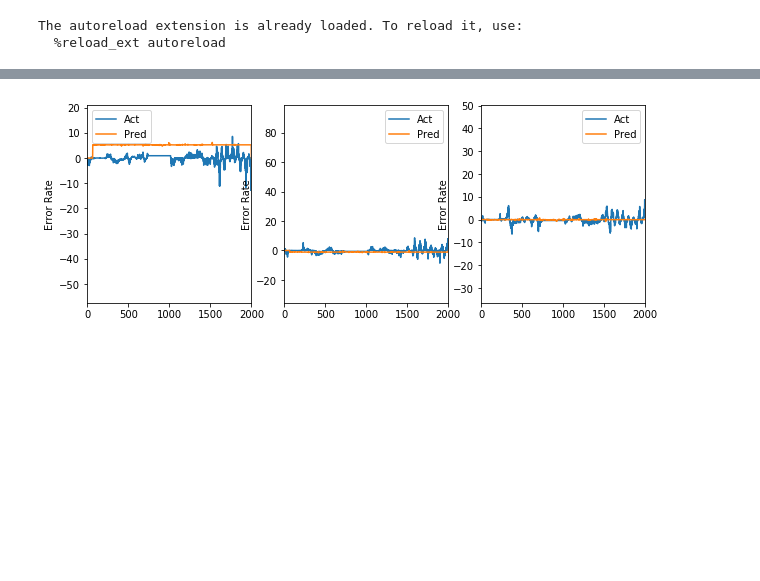
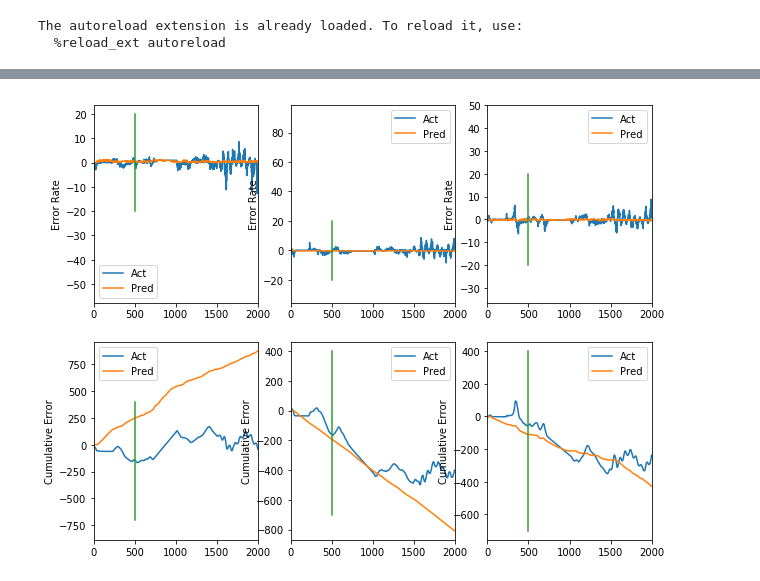
Before and after one commit to chelseas/teach-me-to-tango, a Jupyter notebook: tangonet.ipynb, the cells around one changed output, grey strips where cells are left out. Cells and saved outputs as stored; diff of their text form; code cells hidden in the pictures; blank space fills up the shorter version.

```diff
--- a/tangonet.ipynb
+++ b/tangonet.ipynb
@@ -166,7 +155,7 @@ class tangoNet(object):
 # %%
 # simple parameters:
 disp_period = 10
-training_iters = 1000
+training_iters = 50
 
 with tf.device('/cpu:0'):
     tf.reset_default_graph()
@@ -188,7 +177,7 @@ with tf.device('/cpu:0'):
     while step  < training_iters:
         # these batches are of size 1?
         # for now, just grab a random sequence of data:
-        batch_x1, batch_x2, batch_y = sample_minibatch(R_HISTORY, BATCH_SIZE)
+        batch_x1, batch_x2, batch_y = sample_minibatch(R_HISTORY*BATCH_SIZE)
 
         # Run optimization op (backprop)
         sess.run(model.optimizer, feed_dict={model.imu: batch_x1, model.image: batch_x2, model.errs: batch_y})
@@ -196,7 +185,7 @@ with tf.device('/cpu:0'):
         mse = sess.run(model.rmse, feed_dict={model.imu: batch_x1, model.image: batch_x2, model.errs: batch_y})
         train_history.append(mse)
         # Calculate val accuracy:
-        batch_x1, batch_x2, batch_y = sample_minibatch(R_HISTORY, BATCH_SIZE)
+        batch_x1, batch_x2, batch_y = sample_minibatch(R_HISTORY*BATCH_SIZE)
         vmse = sess.run(model.rmse, feed_dict={model.imu: batch_x1, model.image: batch_x2, model.errs: batch_y})
         val_history.append(vmse)
         step += 1
@@ -209,10 +198,10 @@ with tf.device('/cpu:0'):
     # Compute sequence prediction:
     print('Computing sequence prediction - this may take a while. ')
     y_pred = np.zeros_like(y_data)
-    for k in range(BATCH_SIZE+R_HISTORY, flows_data.shape[0]):
+    for k in range(BATCH_SIZE*R_HISTORY, flows_data.shape[0]):
         if k % 100 is 0:
             print('k = ', k)
-        batch_x1, batch_x2, batch_y = sample_minibatch(R_HISTORY, BATCH_SIZE, k)
+        batch_x1, batch_x2, batch_y = sample_minibatch(R_HISTORY*BATCH_SIZE, k)
         pred = sess.run(model.prediction, feed_dict={model.imu: batch_x1, model.image: batch_x2, model.errs: batch_y})
         y_pred[k,:] = pred[-1,:]
 
@@ -247,10 +254,19 @@ Step:  60  MSE:  0.168264  Val:  0.23885
 # %%
     for k in range(3):
         plt.subplot(2,3,k+1)
         plt.ylabel('Error Rate')
         plt.plot(y_data[:,k])
         plt.plot(y_pred[:,k])
+        plt.plot([500,500],[-20,20])
         plt.legend(['Act','Pred'])
         plt.xlim([0,flows_data.shape[0]])
+
+        plt.subplot(2,3,k+4)
+        plt.ylabel('Cumulative Error')
+        plt.plot(np.cumsum(y_data[:,k]))
+        plt.plot(np.cumsum(y_pred[:,k]))
+        plt.plot([500,500],[-700,400])
+        plt.legend(['Act','Pred'])
+        plt.xlim([0,flows_data.shape[0]])
 # %% [output]
-[figure, old version]
+[figure, new version]
```
Also changed, not shown: parts of 4 cells of this notebook.
